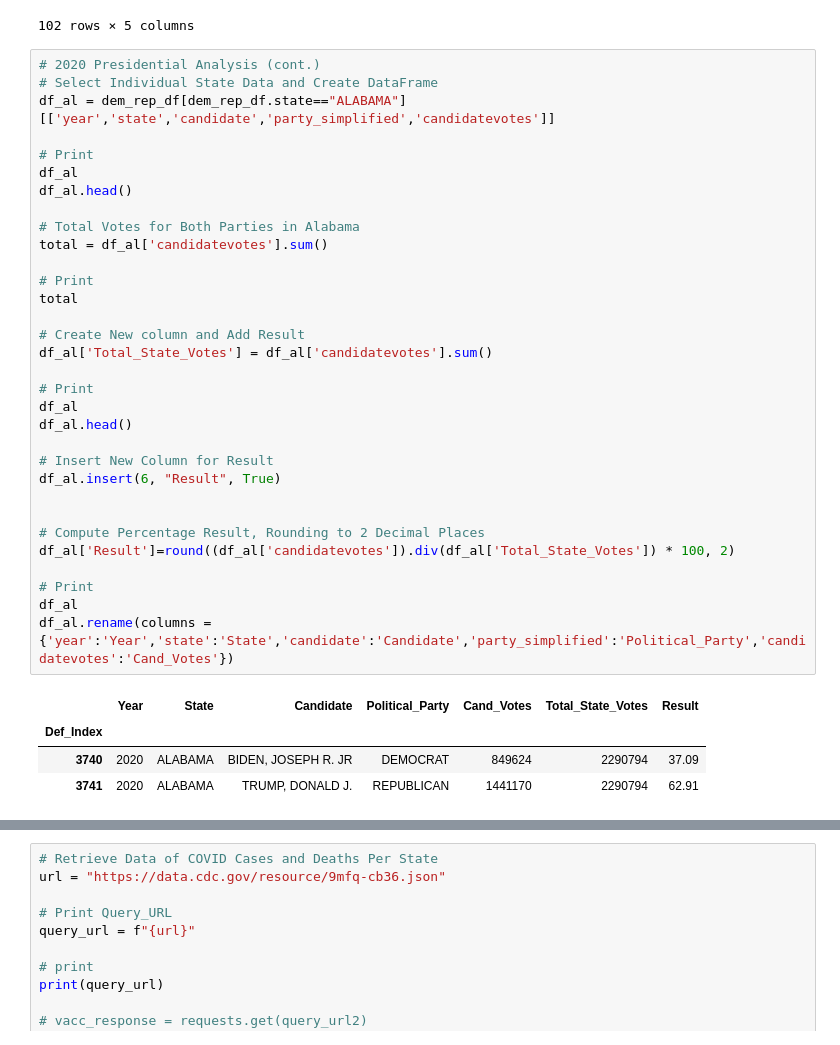
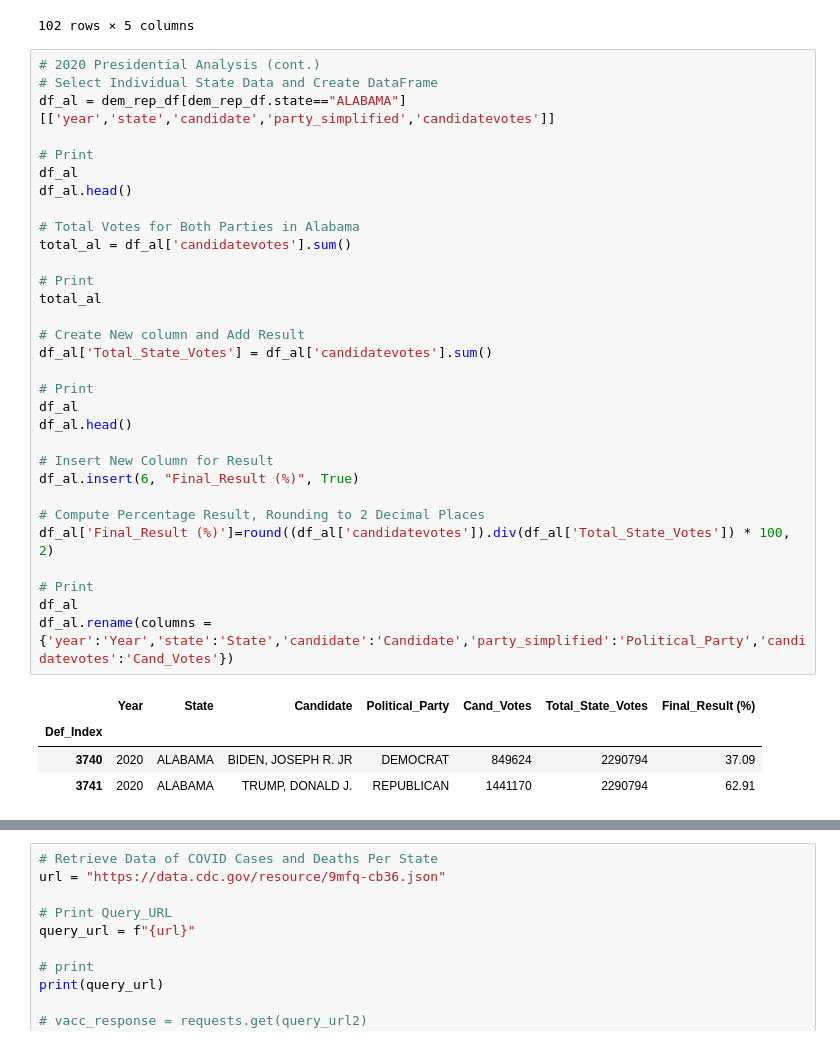
Before and after one commit to tduron3/I_Have_No_Clue, a Jupyter notebook: Project_1.ipynb, the cells around one changed output, grey strips where cells are left out. Cells and saved outputs as stored; diff of their text form.

```diff
--- a/Project_1.ipynb
+++ b/Project_1.ipynb
@@ -96,37 +96,36 @@ dem_rep_df.rename(columns = {'year':'Year','state':'State','candidate':'Candidat
 # %%
 # 2020 Presidential Analysis (cont.)
 # Select Individual State Data and Create DataFrame
 df_al = dem_rep_df[dem_rep_df.state=="ALABAMA"][['year','state','candidate','party_simplified','candidatevotes']]
 
 # Print
 df_al
 df_al.head()
 
 # Total Votes for Both Parties in Alabama
-total = df_al['candidatevotes'].sum()
+total_al = df_al['candidatevotes'].sum()
 
 # Print
-total
+total_al
 
 # Create New column and Add Result
 df_al['Total_State_Votes'] = df_al['candidatevotes'].sum()
 
 # Print
 df_al
 df_al.head()
 
 # Insert New Column for Result
-df_al.insert(6, "Result", True)
-
+df_al.insert(6, "Final_Result (%)", True)
 
 # Compute Percentage Result, Rounding to 2 Decimal Places
-df_al['Result']=round((df_al['candidatevotes']).div(df_al['Total_State_Votes']) * 100, 2)
+df_al['Final_Result (%)']=round((df_al['candidatevotes']).div(df_al['Total_State_Votes']) * 100, 2)
 
 # Print
 df_al
 df_al.rename(columns = {'year':'Year','state':'State','candidate':'Candidate','party_simplified':'Political_Party','candidatevotes':'Cand_Votes'})
 # %% [output]
-|  | Year | State | Candidate | Political_Party | Cand_Votes | Total_State_Votes | Result |
+|  | Year | State | Candidate | Political_Party | Cand_Votes | Total_State_Votes | Final_Result (%) |
 | Def_Index |  |  |  |  |  |  |  |
 | 3740 | 2020 | ALABAMA | BIDEN, JOSEPH R. JR | DEMOCRAT | 849624 | 2290794 | 37.09 |
 | 3741 | 2020 | ALABAMA | TRUMP, DONALD J. | REPUBLICAN | 1441170 | 2290794 | 62.91 |
```
Also changed, not shown: parts of 5 cells of this notebook.
